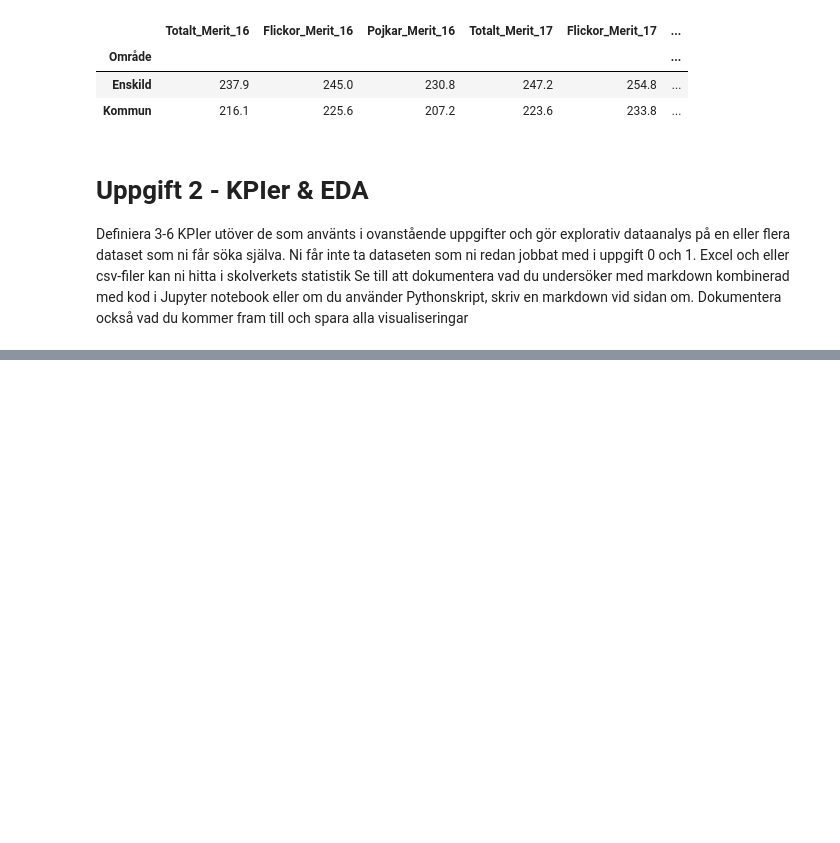
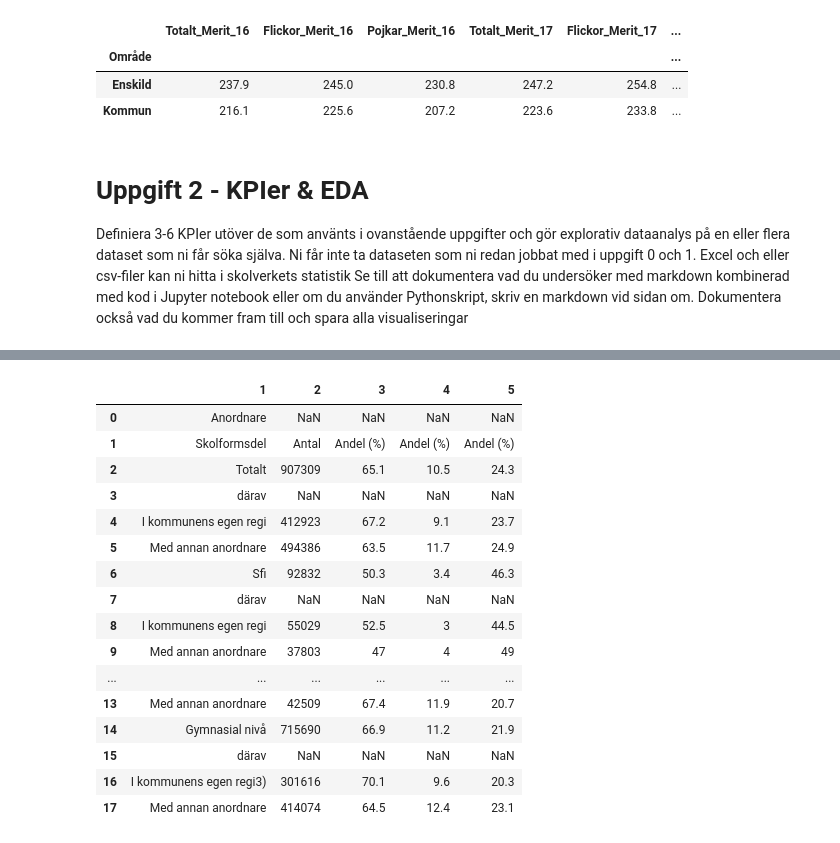
Before and after one commit to Zandri2k/Python-Sandra-Nilsson-OPA23, a Jupyter notebook: Labb_2/Labb_2.ipynb, the cells around one changed output, grey strips where cells are left out. Drawn from its saved outputs; the diff is of its cells as text; code cells hidden in the pictures; blank space fills up the shorter version.

```diff
--- a/Labb_2/Labb_2.ipynb
+++ b/Labb_2/Labb_2.ipynb
@@ -742,0 +761,21 @@ visualiseringar
+# %%
+df_Komvux.columns = [1,2,3,4,5]
+df_Komvux
+# %% [output]
+|  | 1 | 2 | 3 | 4 | 5 |
+| 0 | Anordnare | NaN | NaN | NaN | NaN |
+| 1 | Skolformsdel | Antal | Andel (%) | Andel (%) | Andel (%) |
+| 2 | Totalt | 907309 | 65.1 | 10.5 | 24.3 |
+| 3 | därav | NaN | NaN | NaN | NaN |
+| 4 | I kommunens egen regi | 412923 | 67.2 | 9.1 | 23.7 |
+| 5 | Med annan anordnare | 494386 | 63.5 | 11.7 | 24.9 |
+| 6 | Sfi | 92832 | 50.3 | 3.4 | 46.3 |
+| 7 | därav | NaN | NaN | NaN | NaN |
+| 8 | I kommunens egen regi | 55029 | 52.5 | 3 | 44.5 |
+| 9 | Med annan anordnare | 37803 | 47 | 4 | 49 |
+| ... | ... | ... | ... | ... | ... |
+| 13 | Med annan anordnare | 42509 | 67.4 | 11.9 | 20.7 |
+| 14 | Gymnasial nivå | 715690 | 66.9 | 11.2 | 21.9 |
+| 15 | därav | NaN | NaN | NaN | NaN |
+| 16 | I kommunens egen regi3) | 301616 | 70.1 | 9.6 | 20.3 |
+| 17 | Med annan anordnare | 414074 | 64.5 | 12.4 | 23.1 |
```
Also changed, not shown: parts of 8 cells of this notebook, 1 other file.
